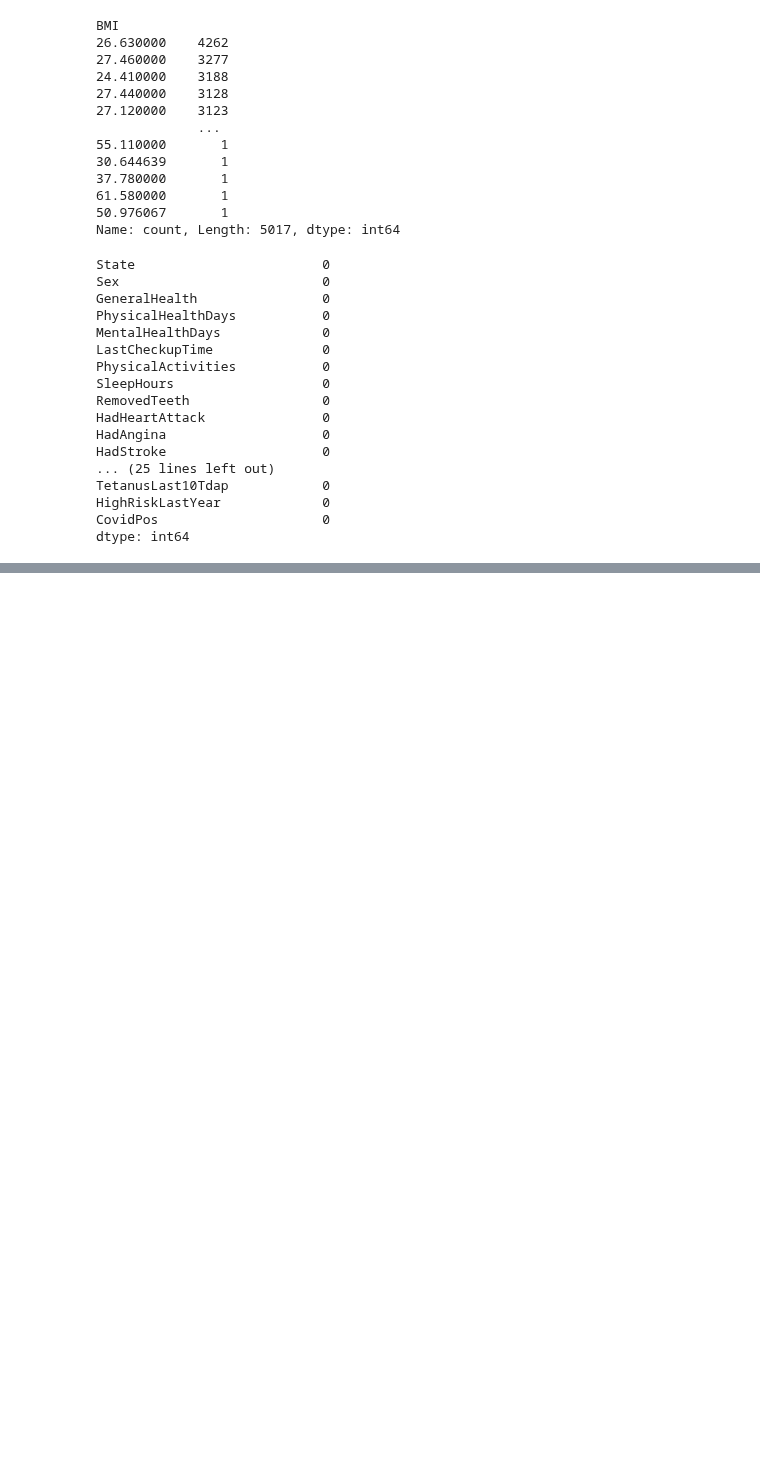
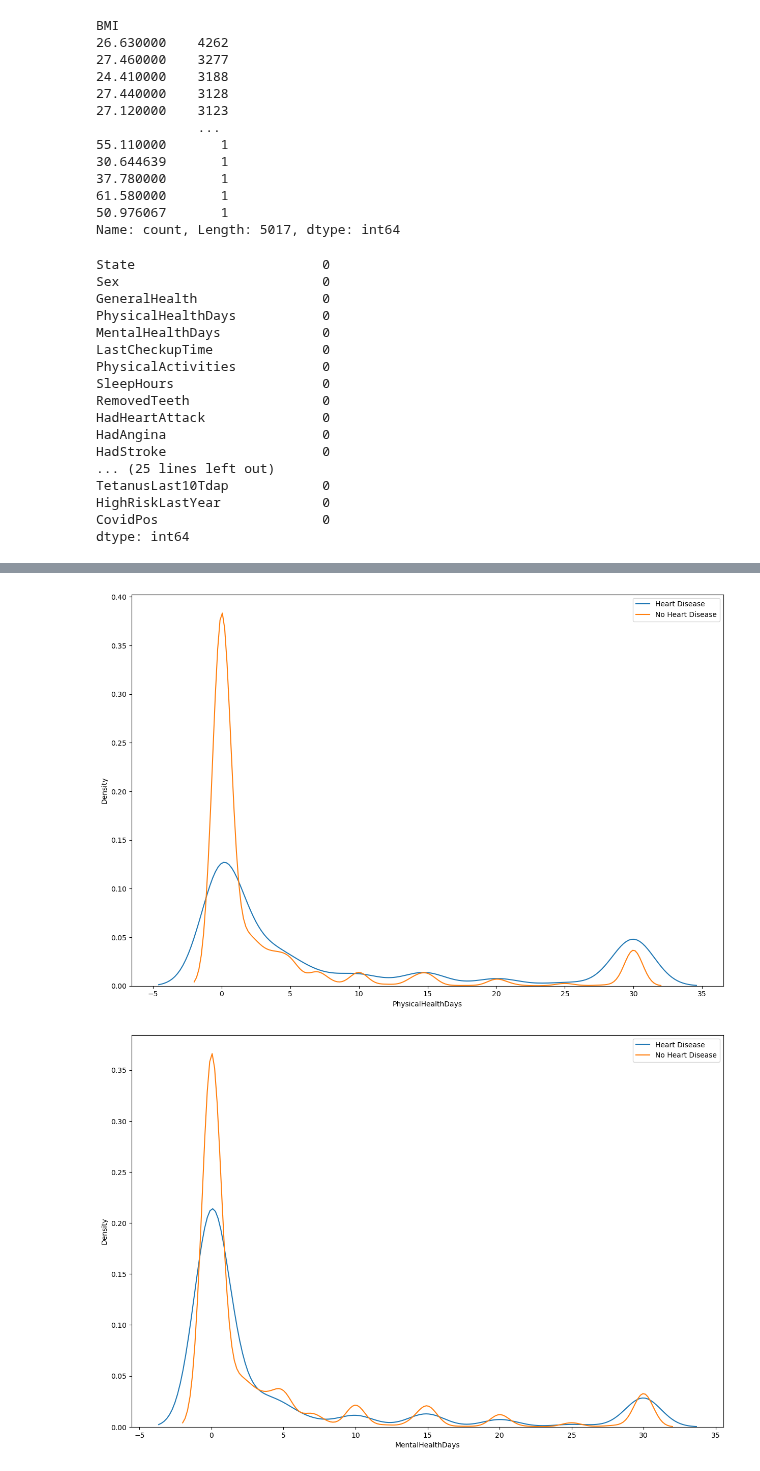
Before and after one commit to JaydenCJH/project_HD, a Jupyter notebook: main.ipynb, the cells around one changed output, grey strips where cells are left out. Cells and saved outputs as stored; diff of their text form; code cells hidden in the pictures; blank space fills up the shorter version.

```diff
--- a/main.ipynb
+++ b/main.ipynb
@@ -322,0 +344,17 @@ sns.countplot(x = 'HadHeartAttack', data = dataset)
+# %%
+numeric_cols=[]
+category_cols=[]
+for col in df.columns:
+    if df[col].dtype=='object':
+        category_cols.append(col)
+    else:
+        numeric_cols.append(col)
+# %%
+for col in numeric_cols[:-1]:
+    f,ax=plt.subplots(1,figsize=(15,10))
+    sns.kdeplot(df[df['HeartDisease']==1][col],ax=ax)
+    sns.kdeplot(df[df['HeartDisease']==0][col],ax=ax)
+    plt.legend(labels=['Heart Disease', 'No Heart Disease'])
+# %% [output]
+[figure, added]
+[figure, added]
```
Also changed, not shown: parts of 9 cells of this notebook.
